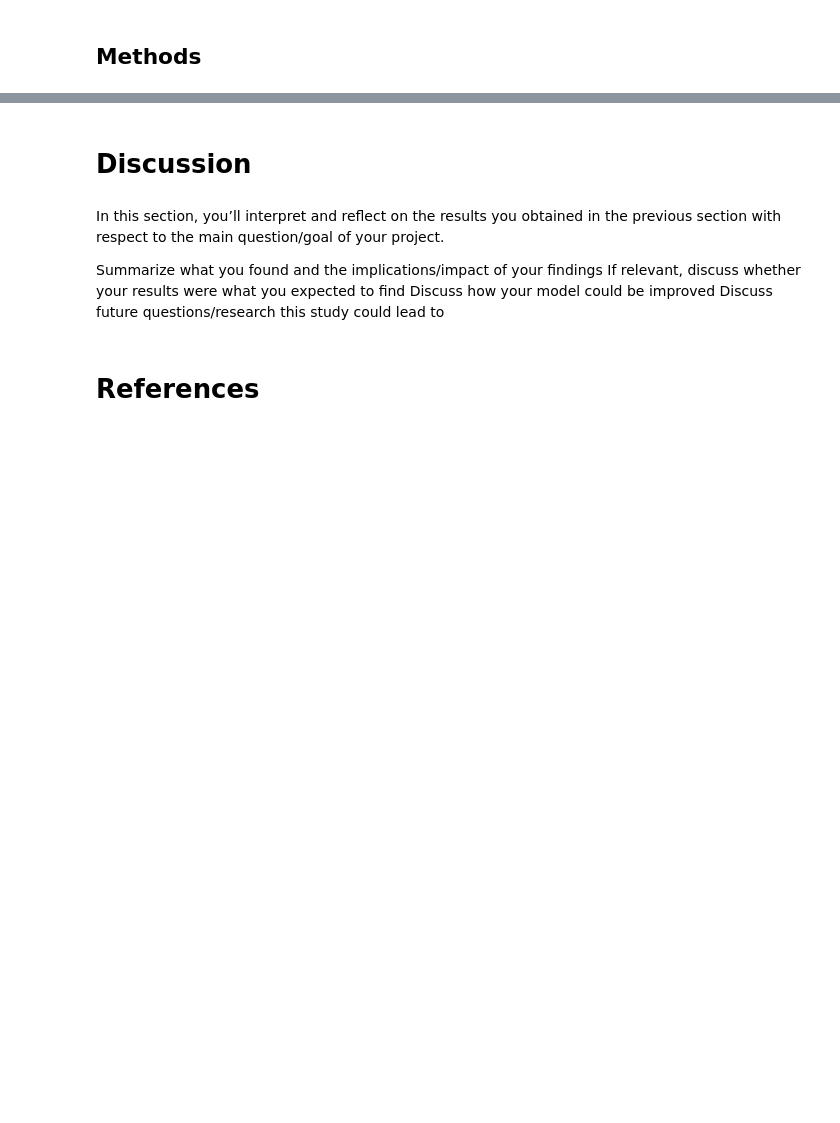
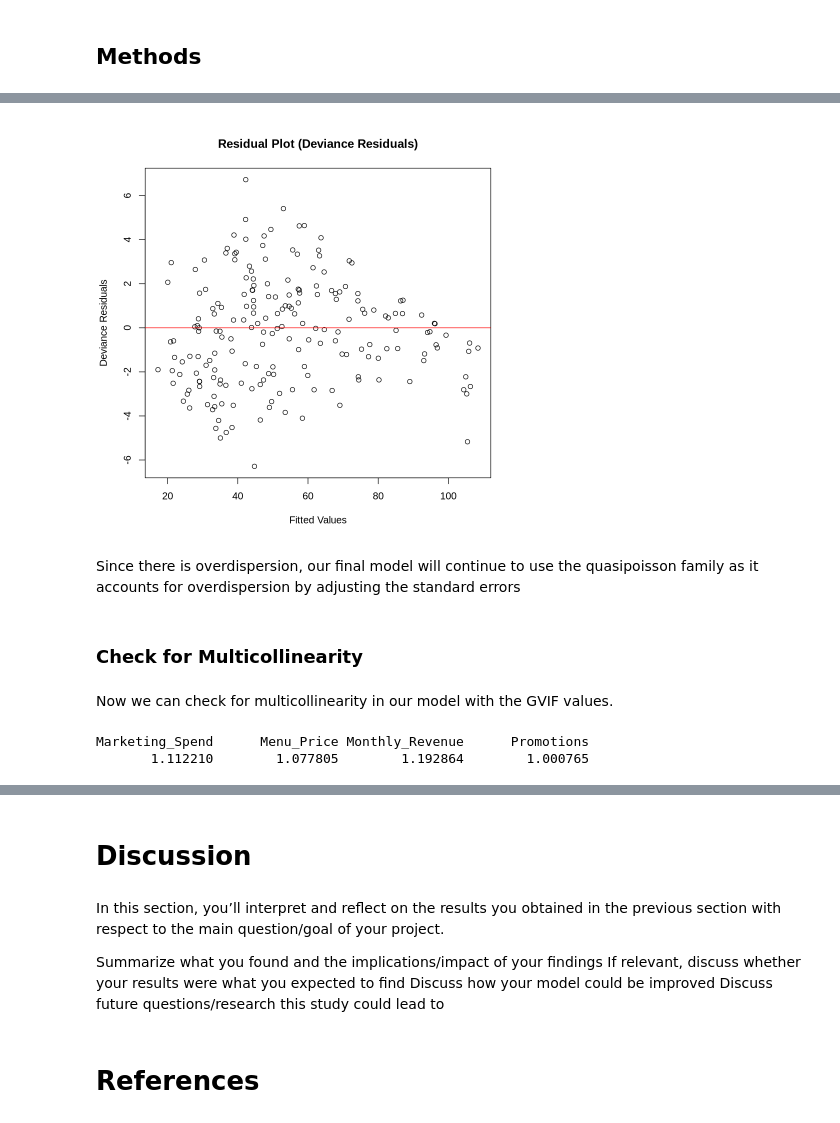
Before and after one commit to kevin-shiao/STAT-Project, a Jupyter notebook: STATProject.ipynb, the cells around one changed output, grey strips where cells are left out. Drawn from its saved outputs; the diff is of its cells as text; code cells hidden in the pictures; blank space fills up the shorter version.

```diff
--- a/STATProject.ipynb
+++ b/STATProject.ipynb
@@ -254,0 +251,22 @@ Include no more than 3 visualizations and/or tables to support your points. Ensu
+# %%
+# Plot deviance residuals against fitted values
+plot(poisson_test$fitted.values, residuals(poisson_test, type = "deviance"),
+     xlab = "Fitted Values", ylab = "Deviance Residuals",
+     main = "Residual Plot (Deviance Residuals)")
+
+# Add a horizontal line at zero to check if the residuals are centered around zero
+abline(h = 0, col = "red")
+# %% [output]
+[figure, added]
+# %% [markdown]
+Since there is overdispersion, our final model will continue to use the quasipoisson family as it accounts for overdispersion by adjusting the standard errors
+# %% [markdown]
+### Check for Multicollinearity
+# %% [markdown]
+Now we can check for multicollinearity in our model with the GVIF values.
+# %%
+# Obtain GVIF values
+vif(restaurant_quasipoisson)
+# %% [output]
+Marketing_Spend      Menu_Price Monthly_Revenue      Promotions
+       1.112210        1.077805        1.192864        1.000765
```
Also changed, not shown: parts of 16 cells of this notebook, 1 other file.
